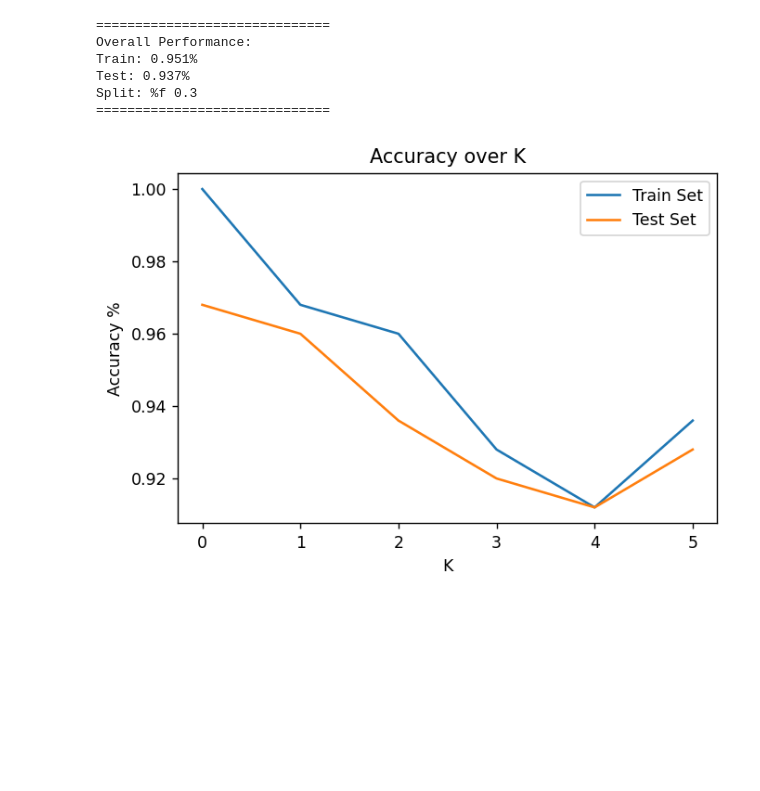
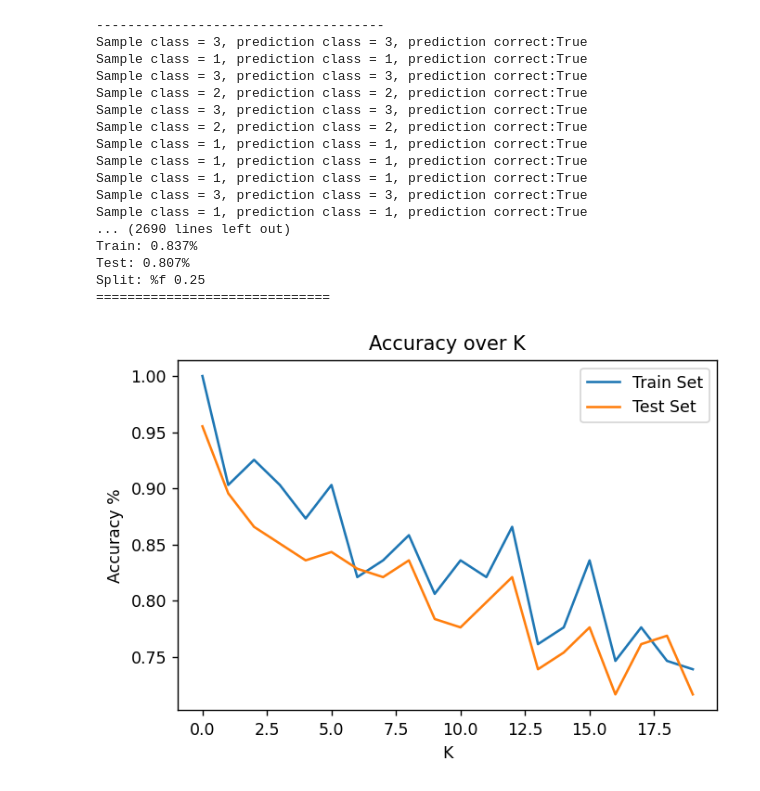
Before and after one commit to jess-mkg/Intelligent-System---Machine-Learning-Algorithms, a Jupyter notebook: Assignment2/KNN/task1.ipynb, the cells around one changed output. Saved outputs shown, nothing was run; the diff lists cells and outputs as text; code cells hidden in the pictures; blank space fills up the shorter version.

```diff
--- a/Assignment2/KNN/task1.ipynb
+++ b/Assignment2/KNN/task1.ipynb
@@ -1,3 +1,14 @@
+# %%
+import pandas as pd
+
+class SetUp:
+
+    def __init__(self, file, types):
+        self.df = self.load_csv(file, types)
+
+    def load_csv(self, file, types):
+        self.df = pd.read_csv(file, parse_dates = True, dtype = types)
+        return self.df
 # %%
 from DistanceCalc import *
 import numpy as np
@@ -151,12 +161,12 @@ if __name__ == "__main__":
 
     ####################### USER SETUP AREA #######################
 
-    k = 6
-    split = 0.3
-    distance_formula = "chi_distance"
+    k = 20
+    split = 0.25
+    distance_formula = "cosine_distance"
     #options "euclidean_distance", "chi_distance", "cosine_distance", "manhattan_distance"
 
-    knn.print_res = False                       #if you want results printed change to True
+    knn.print_res = True                       #if you want results printed change to True
     print_each_k_percentage = False             #if you want to print each k's percentage
 
     ####################### END OF USER SETUP #######################
@@ -171,36 +181,47 @@ if __name__ == "__main__":
         knn.correct = 0
         accTrain, accTest = knn.accuracy(split, num_k, distance_formula)
 
         #storing each k's acc results
         scoreTrain.append(accTrain)
         scoreTest.append(accTest)
 
         if print_each_k_percentage:
             print("Performance at k = {}: ".format(num_k))
 
             #accuracy of train
             print("Train: {:.3f}%".format(accTrain))
 
             #accuracy of test
             print("Test: {:.3f}%".format(accTest))
             print()
 
     #overall performance accuracy
     trainp = sum(scoreTrain)/len(scoreTrain)
     testp = sum(scoreTest)/len(scoreTest)
 
     print("==============================")
     print("Overall Performance: ")
     print("Train: {:.3f}%".format(trainp))
     print("Test: {:.3f}%".format(testp))
     print("Split: %f", split)
     print("==============================")
     knn.plot_accuracy(scoreTrain, scoreTest)
 # %% [output]
+-------------------------------------
+Sample class = 3, prediction class = 3, prediction correct:True
+Sample class = 1, prediction class = 1, prediction correct:True
+Sample class = 3, prediction class = 3, prediction correct:True
+Sample class = 2, prediction class = 2, prediction correct:True
+Sample class = 3, prediction class = 3, prediction correct:True
+Sample class = 2, prediction class = 2, prediction correct:True
+Sample class = 1, prediction class = 1, prediction correct:True
+Sample class = 1, prediction class = 1, prediction correct:True
+Sample class = 1, prediction class = 1, prediction correct:True
+Sample class = 3, prediction class = 3, prediction correct:True
+Sample class = 1, prediction class = 1, prediction correct:True
+... (2690 lines left out)
+Train: 0.837%
+Test: 0.807%
+Split: %f 0.25
 ==============================
-Overall Performance:
-Train: 0.951%
-Test: 0.937%
-Split: %f 0.3
-==============================
-[figure, old version]
+[figure, new version]
```
Also changed, not shown: parts of 1 cell of this notebook, 2 other files.
